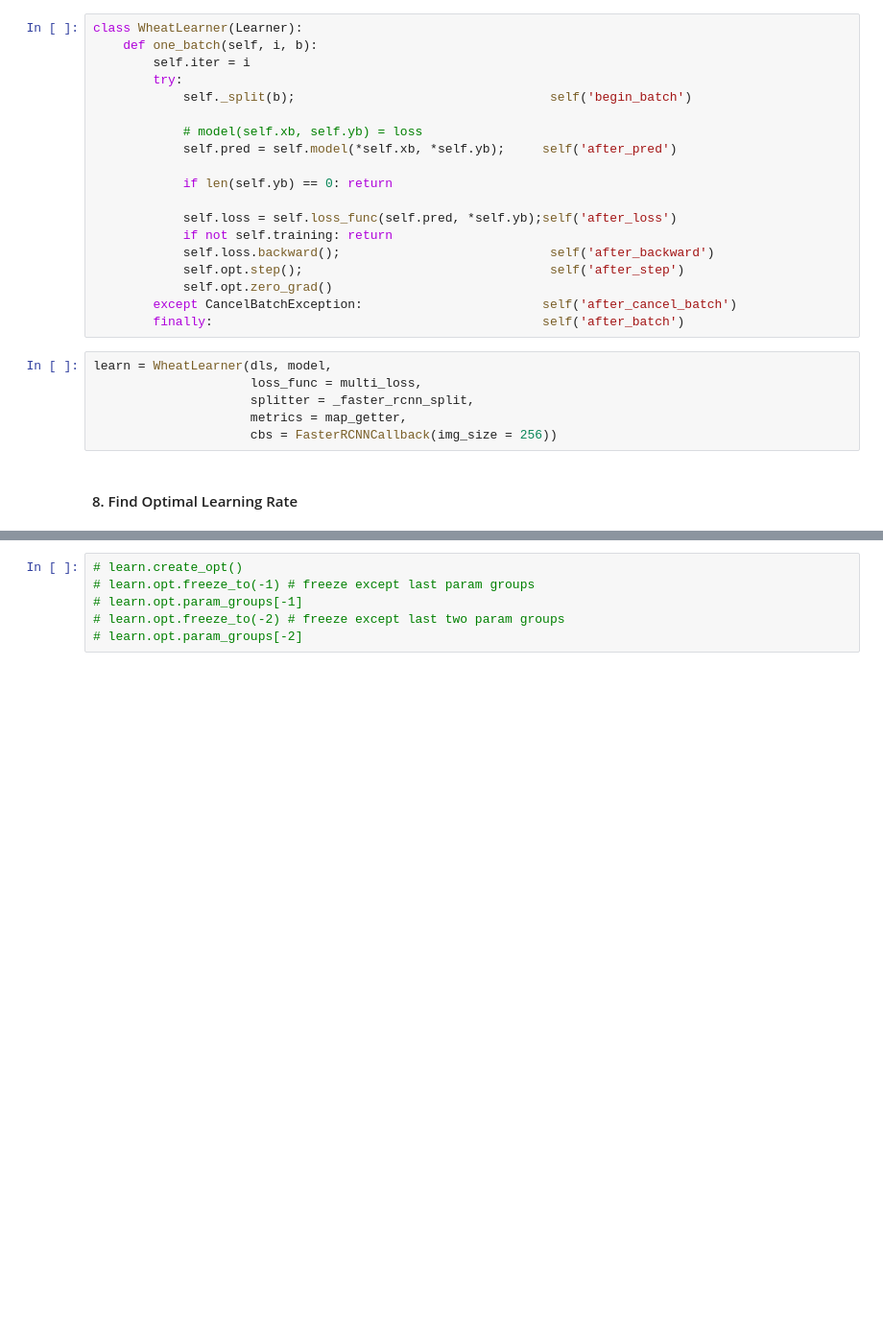
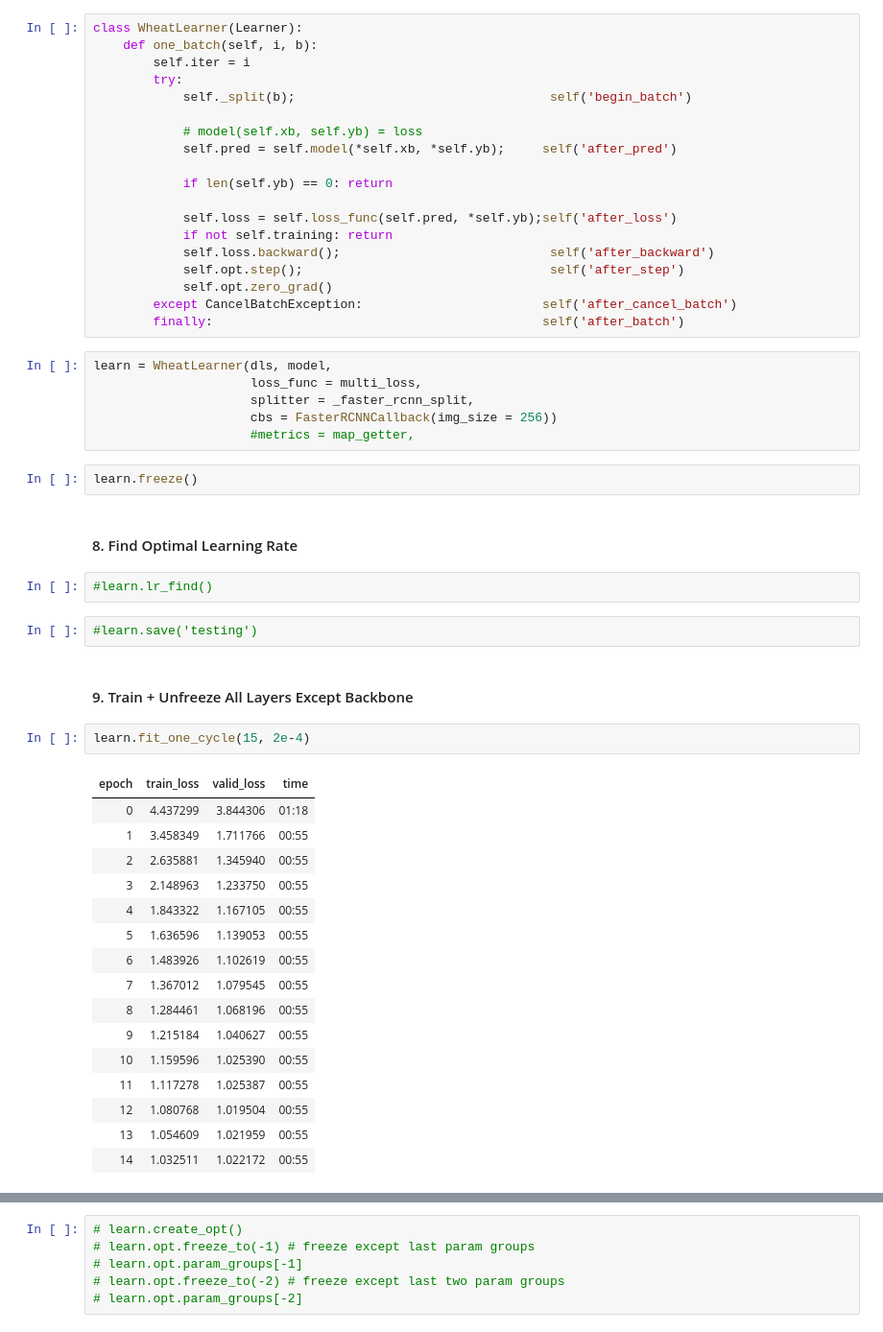
Before and after one commit to riven314/Wheat-Detection-2020, a Jupyter notebook: ipynb/test_train_loop.ipynb, the cells around one changed output, grey strips where cells are left out. Shown: that part at 96% size. Saved outputs shown, nothing was run; the diff lists cells and outputs as text; blank space fills up the shorter version.

```diff
--- a/ipynb/test_train_loop.ipynb
+++ b/ipynb/test_train_loop.ipynb
@@ -230,7 +230,34 @@ class WheatLearner(Learner):
 learn = WheatLearner(dls, model,
                      loss_func = multi_loss,
                      splitter = _faster_rcnn_split,
-                     metrics = map_getter,
                      cbs = FasterRCNNCallback(img_size = 256))
+                     #metrics = map_getter,
+# %%
+learn.freeze()
 # %% [markdown]
 #### 8. Find Optimal Learning Rate
+# %%
+#learn.lr_find()
+# %%
+#learn.save('testing')
+# %% [markdown]
+#### 9. Train + Unfreeze All Layers Except Backbone
+# %%
+learn.fit_one_cycle(15, 2e-4)
+# %% [output]
+| epoch | train_loss | valid_loss | time |
+| 0 | 4.437299 | 3.844306 | 01:18 |
+| 1 | 3.458349 | 1.711766 | 00:55 |
+| 2 | 2.635881 | 1.345940 | 00:55 |
+| 3 | 2.148963 | 1.233750 | 00:55 |
+| 4 | 1.843322 | 1.167105 | 00:55 |
+| 5 | 1.636596 | 1.139053 | 00:55 |
+| 6 | 1.483926 | 1.102619 | 00:55 |
+| 7 | 1.367012 | 1.079545 | 00:55 |
+| 8 | 1.284461 | 1.068196 | 00:55 |
+| 9 | 1.215184 | 1.040627 | 00:55 |
+| 10 | 1.159596 | 1.025390 | 00:55 |
+| 11 | 1.117278 | 1.025387 | 00:55 |
+| 12 | 1.080768 | 1.019504 | 00:55 |
+| 13 | 1.054609 | 1.021959 | 00:55 |
+| 14 | 1.032511 | 1.022172 | 00:55 |
```
Also changed, not shown: parts of 11 cells of this notebook, 2 other files.
